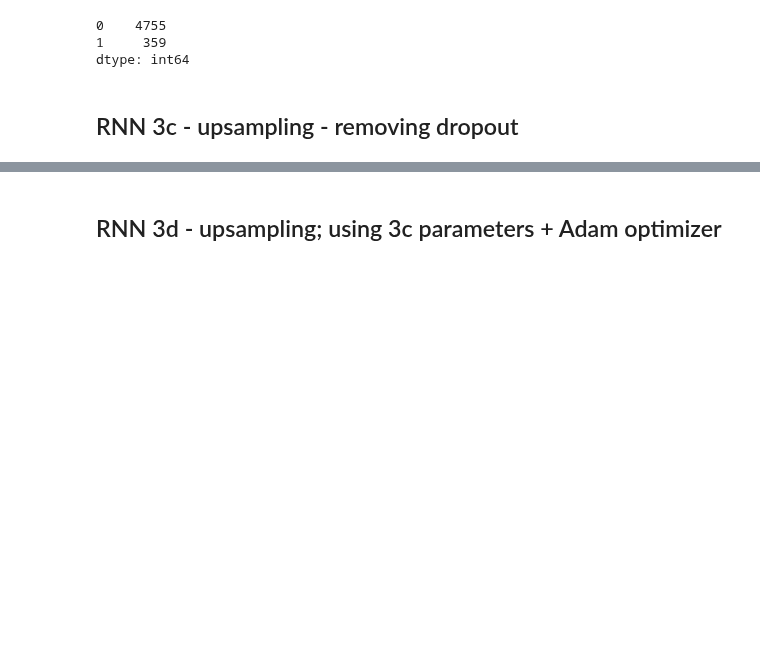
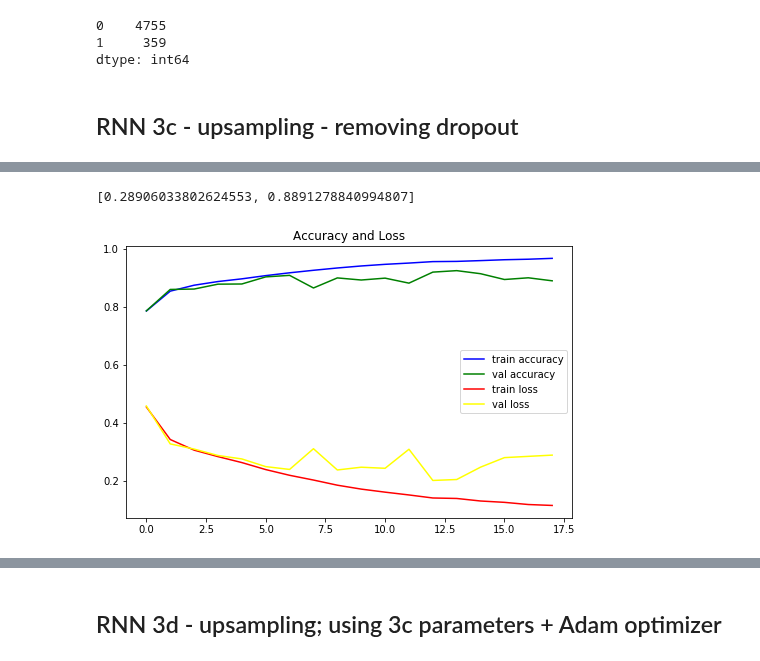
Before and after one commit to mguptaphd/Twitter-Hate-Classification-Project, a Jupyter notebook: RNN-Early-Model-Comparisons.ipynb, the cells around one changed output, grey strips where cells are left out. Cells and saved outputs as stored; diff of their text form; code cells hidden in the pictures; blank space fills up the shorter version.

```diff
--- a/RNN-Early-Model-Comparisons.ipynb
+++ b/RNN-Early-Model-Comparisons.ipynb
@@ -990,4 +985,5 @@ plt.plot(model3c.history.history['val_loss'], color = 'yellow', label='val loss'
 plt.title("Accuracy and Loss")
 plt.legend()
 
-model.evaluate(X_val, y_val)
+model3c.evaluate(X_val, y_val)
+# %% [output]
@@ -994 +991,3 @@ model.evaluate(X_val, y_val)
+[0.28906033802624553, 0.8891278840994807]
+[figure, added]
 # %%
```
Also changed, not shown: parts of 21 cells of this notebook, 1 other file.
